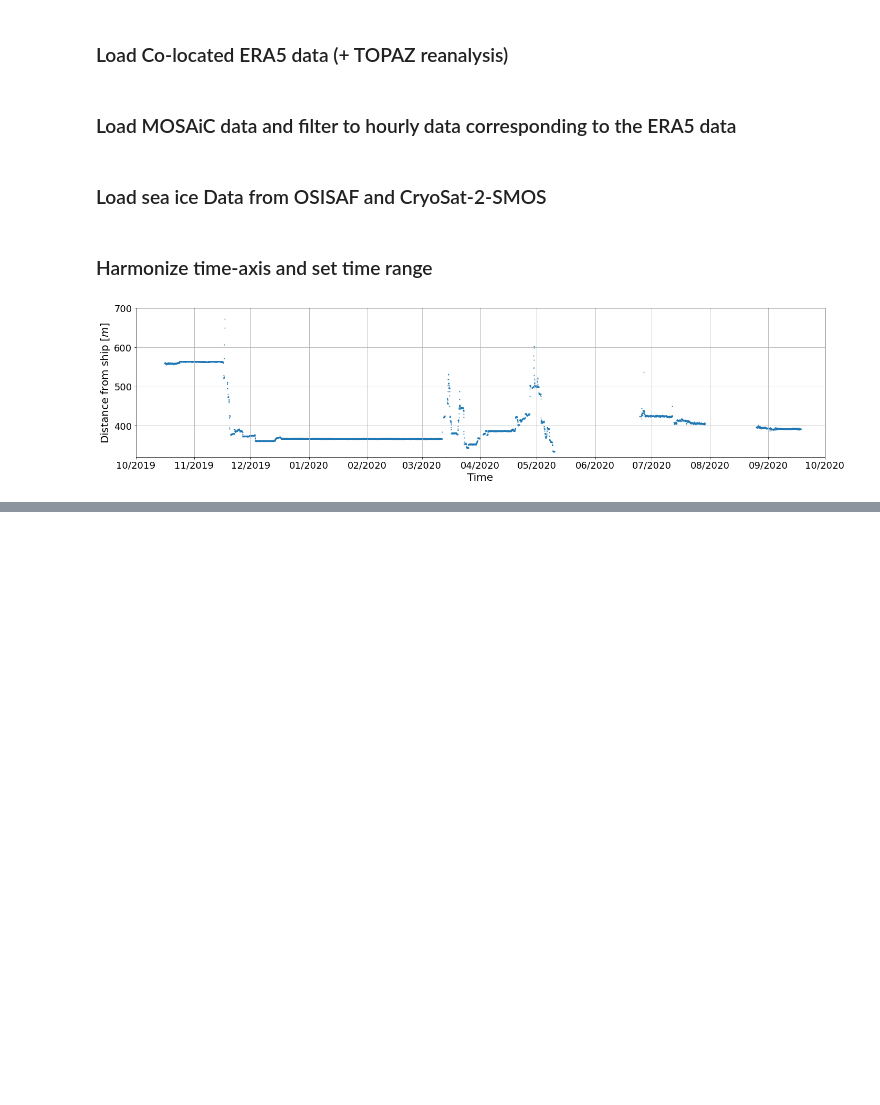
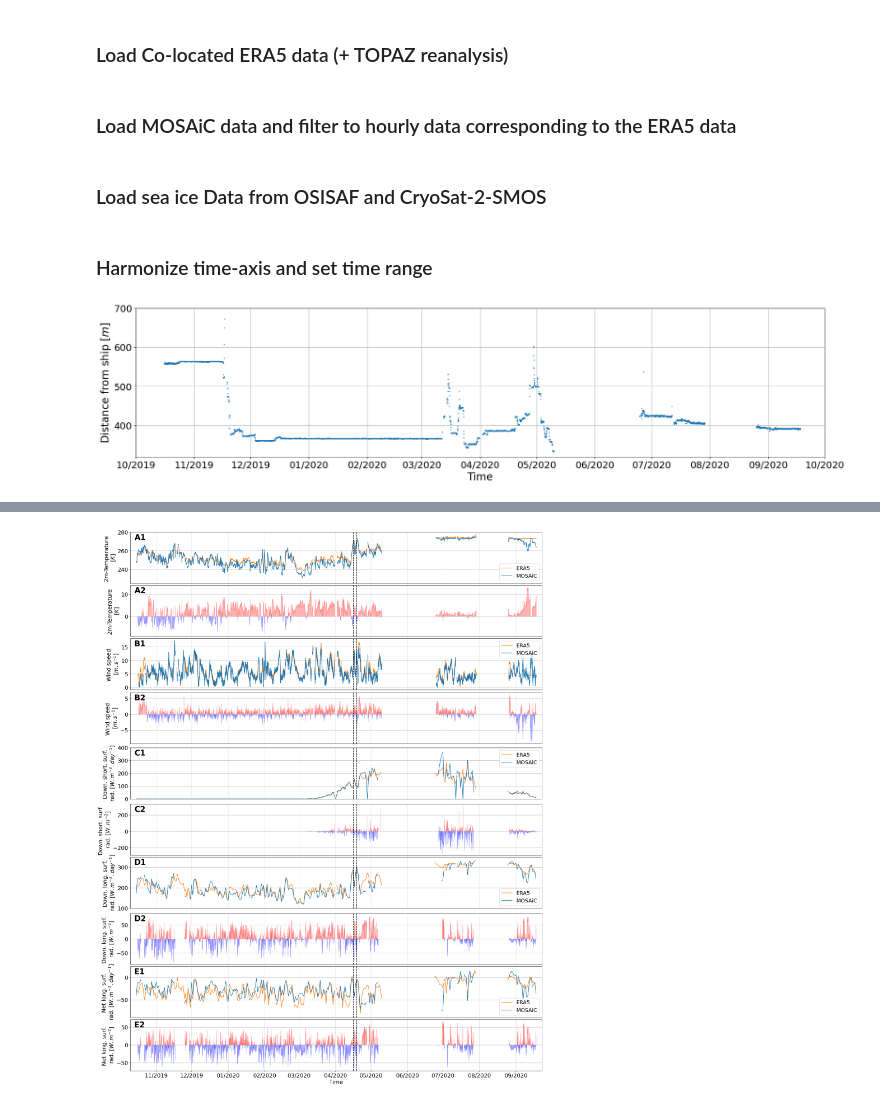
Before and after one commit to charrelju/M1_Internship_MET_Norway, a Jupyter notebook: MOSAiC_MetCity_stations_timeserie.ipynb, the cells around one changed output, grey strips where cells are left out. Cells and saved outputs as stored; diff of their text form; code cells hidden in the pictures; blank space fills up the shorter version.

```diff
--- a/MOSAiC_MetCity_stations_timeserie.ipynb
+++ b/MOSAiC_MetCity_stations_timeserie.ipynb
@@ -276,0 +293,86 @@ plt.savefig(path_fig+'MetCity_errors.png',dpi=300, facecolor='white', transparen
+# %%
+parameters = {'axes.labelsize':18, 'axes.titlesize':18, 'legend.fontsize':17, 'xtick.labelsize':18, 'ytick.labelsize':18,
+                  'legend.title_fontsize':17, 'figure.titlesize':25}
+plt.rcParams.update(parameters)
+from matplotlib.ticker import (AutoMinorLocator, MultipleLocator)
+nb = 10
+fig, axs = plt.subplots(nb,1,figsize=(20,25),gridspec_kw={'height_ratios': [1]*nb}, constrained_layout=True)
+plt.rcParams['font.size'] = 12
+
+axs[0].plot(era5_sfs60.datetime, era5_sfs60.t2m,'-',label='ERA5',color='C1')
+axs[0].plot(mosasfs60met_1h.time, mosasfs60met_1h.temp_2m+273.15,'-',label='MOSAiC',color='C0')
+axs[0].set_ylabel('2m-Temperature \n[$K$]')
+axs[0].set_ylim(225,280)
+axs[0].legend(loc='lower right')
+axs[0].text(0.01, 0.85, 'A1', transform=axs[0].transAxes, size=25, weight='bold')
+
+axs[1].fill_between(era5_sfs60.datetime, 0, era5_sfs60.t2m-(mosasfs60met_1h.temp_2m+273.15), where=(era5_sfs60.t2m-(mosasfs60met_1h.temp_2m+273.15) > 0), color='red', alpha=0.3)
+axs[1].fill_between(era5_sfs60.datetime, 0, era5_sfs60.t2m-(mosasfs60met_1h.temp_2m+273.15), where=(era5_sfs60.t2m-(mosasfs60met_1h.temp_2m+273.15) <= 0), color='blue', alpha=0.3)
+axs[1].set_ylabel('2m-Temperature \n[$K$]')
+axs[1].text(0.01, 0.85, 'A2', transform=axs[1].transAxes, size=25, weight='bold')
+
+axs[2].plot(era5_sfs60.datetime, era5_wspd,'-',label='ERA5',color='C1')
+axs[2].plot(mosasfs60met_1h.time, mosaic_wspd, '-',label='MOSAiC',color='C0')
+axs[2].set_ylabel('Wind speed \n[$m.s^{-1}$]')
+axs[2].legend(loc='upper right')
+axs[2].text(0.01, 0.85, 'B1', transform=axs[2].transAxes, size=25, weight='bold')
+
+axs[3].fill_between(era5_sfs60.datetime, 0, df_diff_wspd, where=(df_diff_wspd > 0), color='red', alpha=0.3)
+axs[3].fill_between(era5_sfs60.datetime, 0, df_diff_wspd, where=(df_diff_wspd <= 0), color='blue', alpha=0.3)
+axs[3].set_ylabel('Wind speed \n[$m.s^{-1}$]')
+axs[3].text(0.01, 0.85, 'B2', transform=axs[3].transAxes, size=25, weight='bold')
+
+axs[4].plot(era5_sfs60_daily_mean.index, era5_sfs60_daily_mean.ssrd/3600, '-',label='ERA5',color='C1')
+axs[4].plot(mosasfs60met_1h_daily_mean.time, mosasfs60met_1h_daily_mean.down_short_hemisp, '-',label='MOSAiC',color='C0')
+axs[4].set_ylabel('Down. short. surf. \nrad. [$W.m^{-2}.day^{-1}$]')
+axs[4].set_ylim(0,400)
+axs[4].legend(loc='upper right')
+axs[4].text(0.01, 0.85, 'C1', transform=axs[4].transAxes, size=25, weight='bold')
+
+axs[5].fill_between(era5_sfs60.datetime, 0, era5_sfs60.ssrd/3600-mosasfs60met_1h.down_short_hemisp, where=(era5_sfs60.ssrd/3600-mosasfs60met_1h.down_short_hemisp > 0), color='red', alpha=0.3)
+axs[5].fill_between(era5_sfs60.datetime, 0, era5_sfs60.ssrd/3600-mosasfs60met_1h.down_short_hemisp, where=(era5_sfs60.ssrd/3600-mosasfs60met_1h.down_short_hemisp <= 0), color='blue', alpha=0.3)
+axs[5].set_ylabel('Down. short. surf. \nrad. [$W.m^{-2}$]')
+axs[5].text(0.01, 0.85, 'C2', transform=axs[5].transAxes, size=25, weight='bold')
+
+axs[6].plot(era5_sfs60_daily_mean.index, era5_sfs60_daily_mean.strd/3600,'-',label='ERA5',color='C1')
+axs[6].plot(mosasfs60met_1h_daily_mean.time, mosasfs60met_1h_daily_mean.down_long_hemisp,'-',label='MOSAiC',color='C0')
+axs[6].set_ylabel('Down. long. surf. \nrad. [$W.m^{-2}.day^{-1}$]')
+axs[6].set_ylim(100,350)
+axs[6].legend(loc='lower right')
+axs[6].text(0.01, 0.85, 'D1', transform=axs[6].transAxes, size=25, weight='bold')
+
+axs[7].fill_between(era5_sfs60.datetime, 0, era5_sfs60.strd/3600-mosasfs60met_1h.down_long_hemisp, where=(era5_sfs60.strd/3600-mosasfs60met_1h.down_long_hemisp > 0), color='red', alpha=0.3)
+axs[7].fill_between(era5_sfs60.datetime, 0, era5_sfs60.strd/3600-mosasfs60met_1h.down_long_hemisp, where=(era5_sfs60.strd/3600-mosasfs60met_1h.down_long_hemisp <= 0), color='blue', alpha=0.3)
+axs[7].set_ylabel('Down. long. surf. \nrad. [$W.m^{-2}$]')
+axs[7].text(0.01, 0.85, 'D2', transform=axs[7].transAxes, size=25, weight='bold')
+
+axs[8].plot(era5_sfs60_daily_mean.index, era5_sfs60_daily_mean.strd/3600-(era5_sfs60_daily_mean.strd/3600-era5_sfs60_daily_mean.stru/3600),'-',label='ERA5',color='C1')
+axs[8].plot(mosasfs60met_1h_daily_mean.time, mosasfs60met_1h_daily_mean.down_long_hemisp-mosasfs60met_1h_daily_mean.up_long_hemisp,'-',label='MOSAiC',color='C0')
+axs[8].set_ylabel('Net long. surf. \nrad. [$W.m^{-2}.day^{-1}$]')
+axs[8].set_ylim(-90,25)
+axs[8].legend(loc='lower right')
+axs[8].text(0.01, 0.85, 'E1', transform=axs[8].transAxes, size=25, weight='bold')
+
+axs[9].fill_between(era5_sfs60.datetime, 0, era5_sfs60.strd/3600-(era5_sfs60.strd/3600-era5_sfs60.stru/3600)-(mosasfs60met_1h.down_long_hemisp-mosasfs60met_1h.up_long_hemisp), where=(era5_sfs60.strd/3600-(era5_sfs60.strd/3600-era5_sfs60.stru/3600)-(mosasfs60met_1h.down_long_hemisp-mosasfs60met_1h.up_long_hemisp) > 0), color='red', alpha=0.3)
+axs[9].fill_between(era5_sfs60.datetime, 0, era5_sfs60.strd/3600-(era5_sfs60.strd/3600-era5_sfs60.stru/3600)-(mosasfs60met_1h.down_long_hemisp-mosasfs60met_1h.up_long_hemisp), where=(era5_sfs60.strd/3600-(era5_sfs60.strd/3600-era5_sfs60.stru/3600)-(mosasfs60met_1h.down_long_hemisp-mosasfs60met_1h.up_long_hemisp) <= 0), color='blue', alpha=0.3)
+axs[9].set_ylabel('Net long. surf. \nrad. [$W.m^{-2}$]')
+axs[9].text(0.01, 0.85, 'E2', transform=axs[9].transAxes, size=25, weight='bold')
+axs[9].set_xlabel('Time')
+axs[9].xaxis.set_major_formatter(dates.DateFormatter('%m/%Y'))
+axs[9].xaxis.set_major_locator(dates.MonthLocator())
+
+months_date = pd.date_range('2019-09-01','2020-11-01' , freq='1M')-pd.offsets.MonthBegin(1)
+for i in range(0,nb) :
+    axs[i].axvline(datetime.date(2020, 4, 16), color='k', linestyle='--', linewidth='1.5')
+    axs[i].axvline(datetime.date(2020, 4, 19), color='k', linestyle='--', linewidth='1.5')
+    axs[i].set_xlim([datetime.date(2019, 10, 10), datetime.date(2020, 9, 23)])
+    axs[i].grid()
+    for j in range(0,len(months_date)) :
+        axs[i].axvline(months_date[j], color='#CCCCCC', linestyle='-', linewidth='0.5')
+for i in range(0,nb-1) :
+    axs[i].set_xticks([])
+
+path_fig = '/home/jcharrel/Documents/M1_internship/lustre/storeB/users/justinec/master_internship/figures/met_city/'
+plt.savefig(path_fig+'MetCity_complete.png',dpi=300, facecolor='white', transparent=False)
+# %% [output]
+[figure, added]
```
Also changed, not shown: parts of 10 cells of this notebook, 4 other files.
